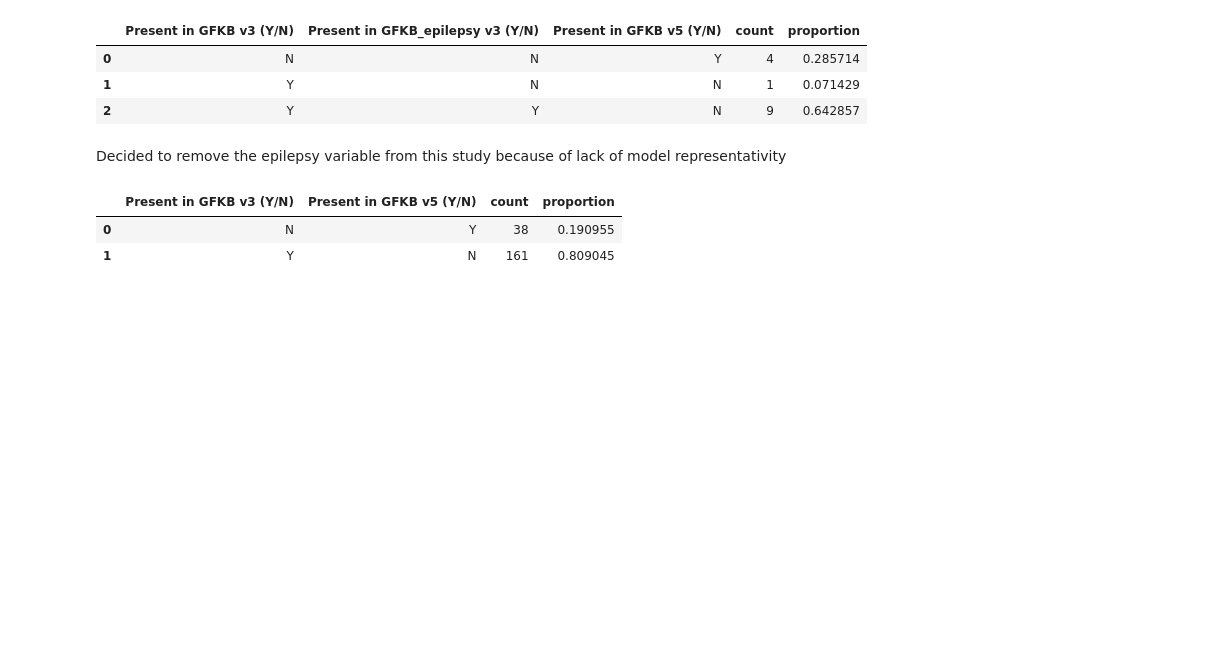
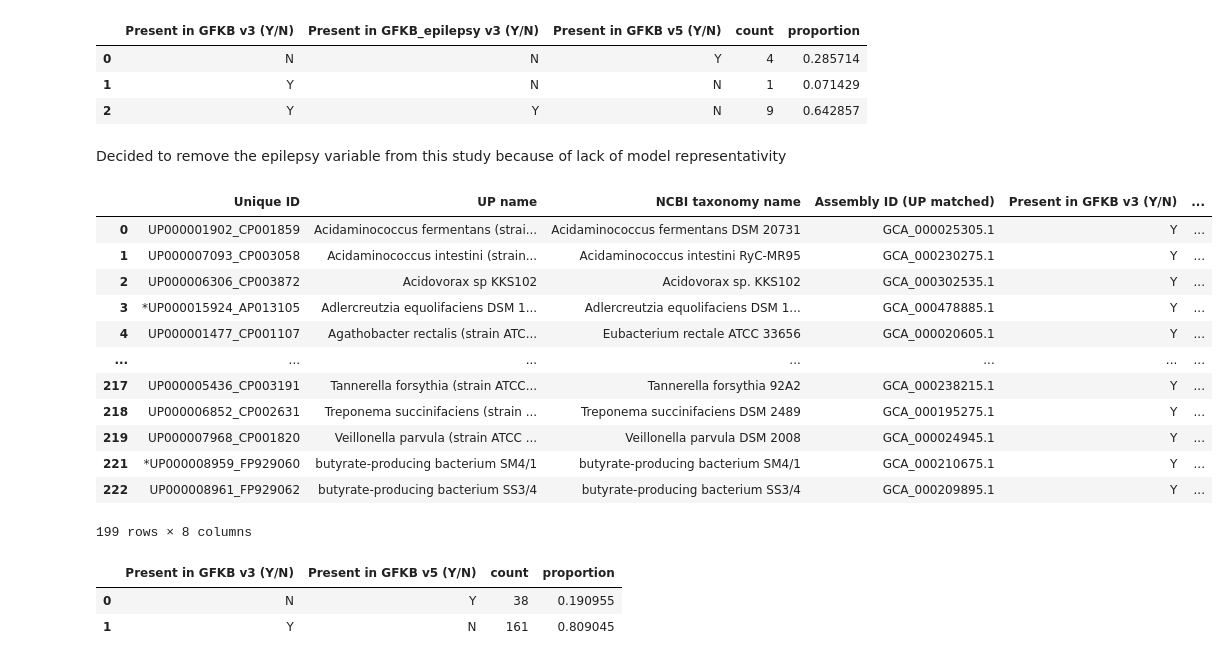
Before and after one commit to arog-bioinfo/HGMB_Project, a Jupyter notebook: datasets/post_crossref.ipynb, the cells around one changed output. Saved outputs shown, nothing was run; the diff lists cells and outputs as text; code cells hidden in the pictures; blank space fills up the shorter version.

```diff
--- a/datasets/post_crossref.ipynb
+++ b/datasets/post_crossref.ipynb
@@ -43,6 +48,21 @@ Decided to remove the epilepsy variable from this study because of lack of model
 # %%
 df = df[~((df['Present in GFKB v3 (Y/N)'] == 'N') & (df['Present in GFKB_epilepsy v3 (Y/N)'] == 'Y'))]
 df.drop('Present in GFKB_epilepsy v3 (Y/N)', axis=1, inplace=True)
+df
+# %% [output]
+|  | Unique ID | UP name | NCBI taxonomy name | Assembly ID (UP matched) | Present in GFKB v3 (Y/N) | ... |
+| 0 | UP000001902_CP001859 | Acidaminococcus fermentans (strai... | Acidaminococcus fermentans DSM 20731 | GCA_000025305.1 | Y | ... |
+| 1 | UP000007093_CP003058 | Acidaminococcus intestini (strain... | Acidaminococcus intestini RyC-MR95 | GCA_000230275.1 | Y | ... |
+| 2 | UP000006306_CP003872 | Acidovorax sp KKS102 | Acidovorax sp. KKS102 | GCA_000302535.1 | Y | ... |
+| 3 | *UP000015924_AP013105 | Adlercreutzia equolifaciens DSM 1... | Adlercreutzia equolifaciens DSM 1... | GCA_000478885.1 | Y | ... |
+| 4 | UP000001477_CP001107 | Agathobacter rectalis (strain ATC... | Eubacterium rectale ATCC 33656 | GCA_000020605.1 | Y | ... |
+| ... | ... | ... | ... | ... | ... | ... |
+| 217 | UP000005436_CP003191 | Tannerella forsythia (strain ATCC... | Tannerella forsythia 92A2 | GCA_000238215.1 | Y | ... |
+| 218 | UP000006852_CP002631 | Treponema succinifaciens (strain ... | Treponema succinifaciens DSM 2489 | GCA_000195275.1 | Y | ... |
+| 219 | UP000007968_CP001820 | Veillonella parvula (strain ATCC ... | Veillonella parvula DSM 2008 | GCA_000024945.1 | Y | ... |
+| 221 | *UP000008959_FP929060 | butyrate-producing bacterium SM4/1 | butyrate-producing bacterium SM4/1 | GCA_000210675.1 | Y | ... |
+| 222 | UP000008961_FP929062 | butyrate-producing bacterium SS3/4 | butyrate-producing bacterium SS3/4 | GCA_000209895.1 | Y | ... |
+199 rows × 8 columns
 # %%
 # See the proportions For a Ven Diagram
 
```
Also changed, not shown: parts of 7 cells of this notebook, 8 other files.
